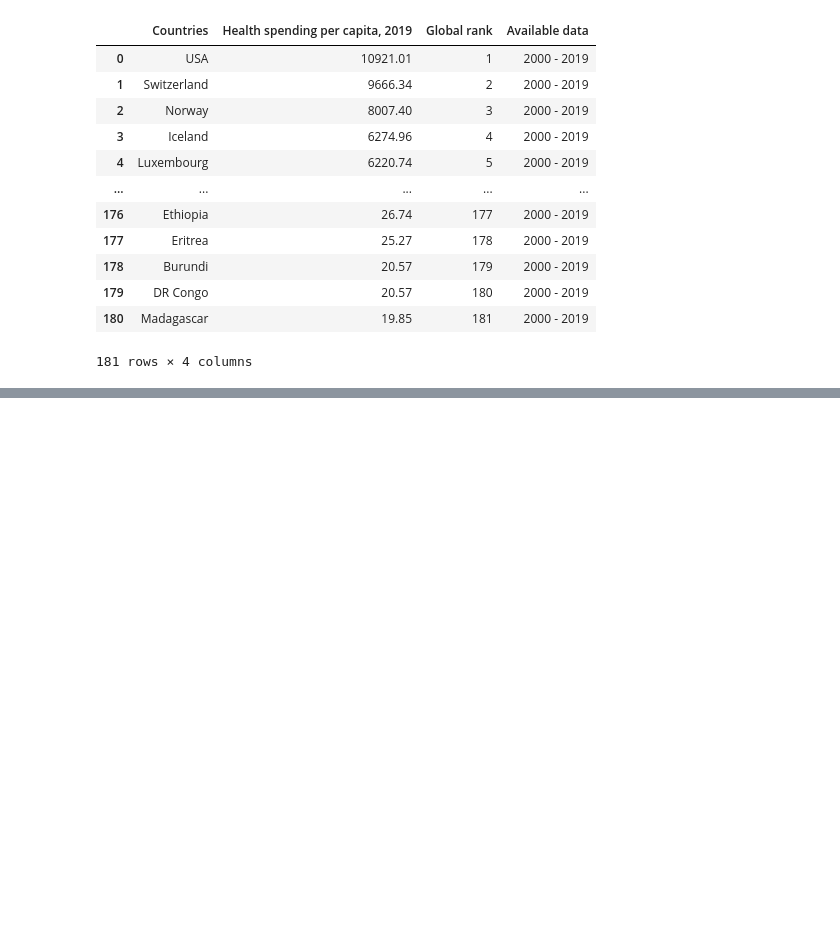
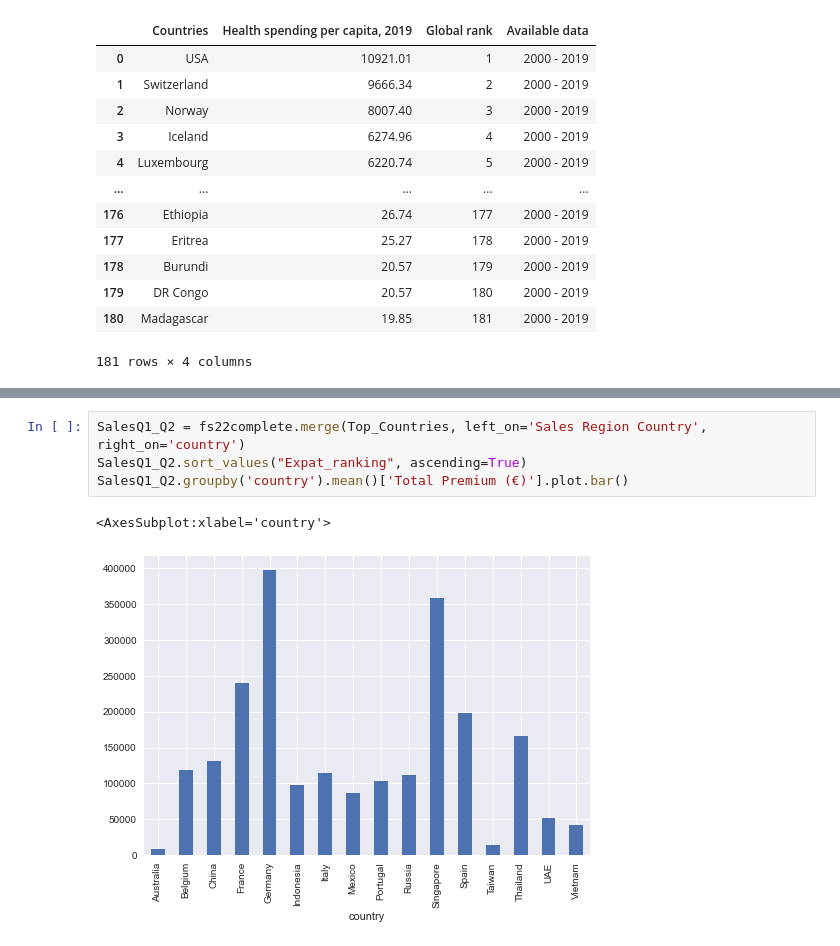
Before and after one commit to CibeleBlake/UCDPA_CibeleHaas, a Jupyter notebook: Cibele_Proj22.ipynb, the cells around one changed output, grey strips where cells are left out. Saved outputs shown, nothing was run; the diff lists cells and outputs as text; blank space fills up the shorter version.

```diff
--- a/Cibele_Proj22.ipynb
+++ b/Cibele_Proj22.ipynb
@@ -145,0 +151,7 @@ sns.barplot(data=fs22_sales, y='Premium (converted)', x='Sale date')
+# %%
+SalesQ1_Q2 = fs22complete.merge(Top_Countries, left_on='Sales Region Country', right_on='country')
+SalesQ1_Q2.sort_values("Expat_ranking", ascending=True)
+SalesQ1_Q2.groupby('country').mean()['Total Premium (€)'].plot.bar()
+# %% [output]
+<AxesSubplot:xlabel='country'>
+[figure, added]
```
Also changed, not shown: parts of 9 cells of this notebook.
